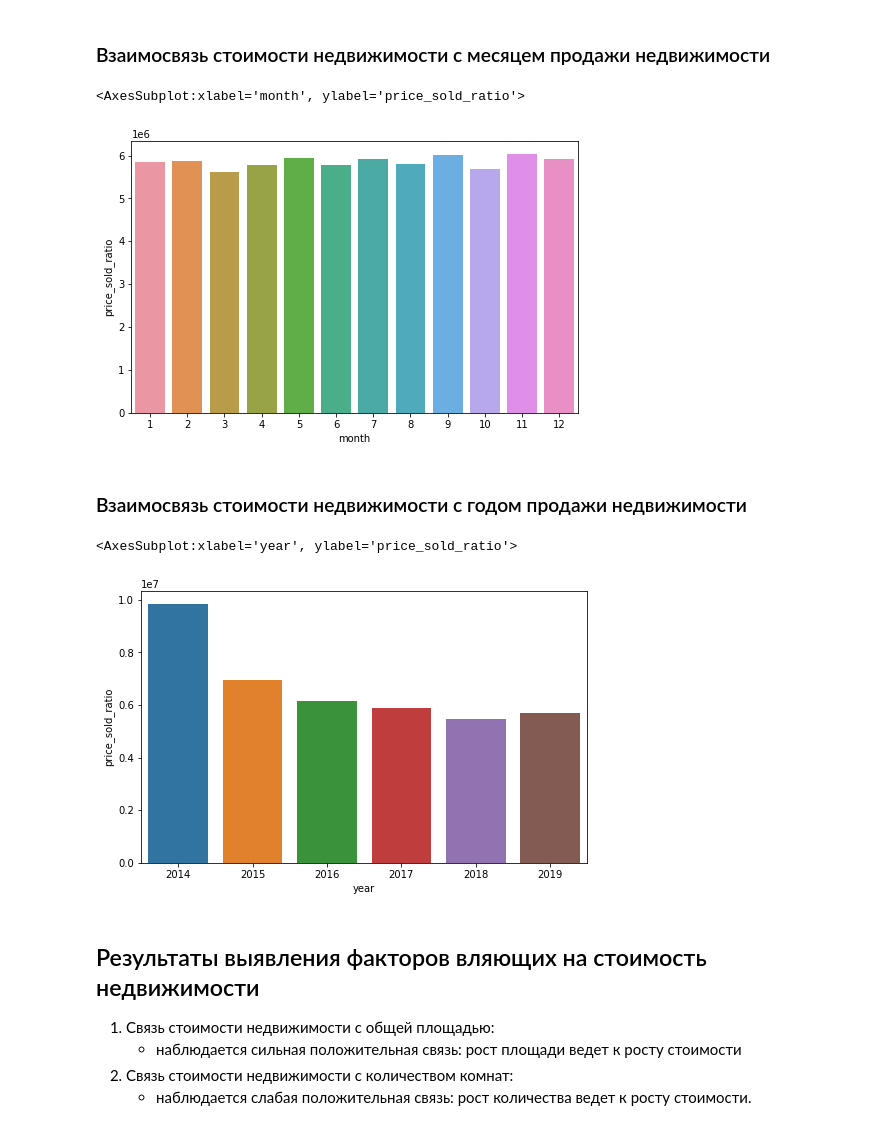
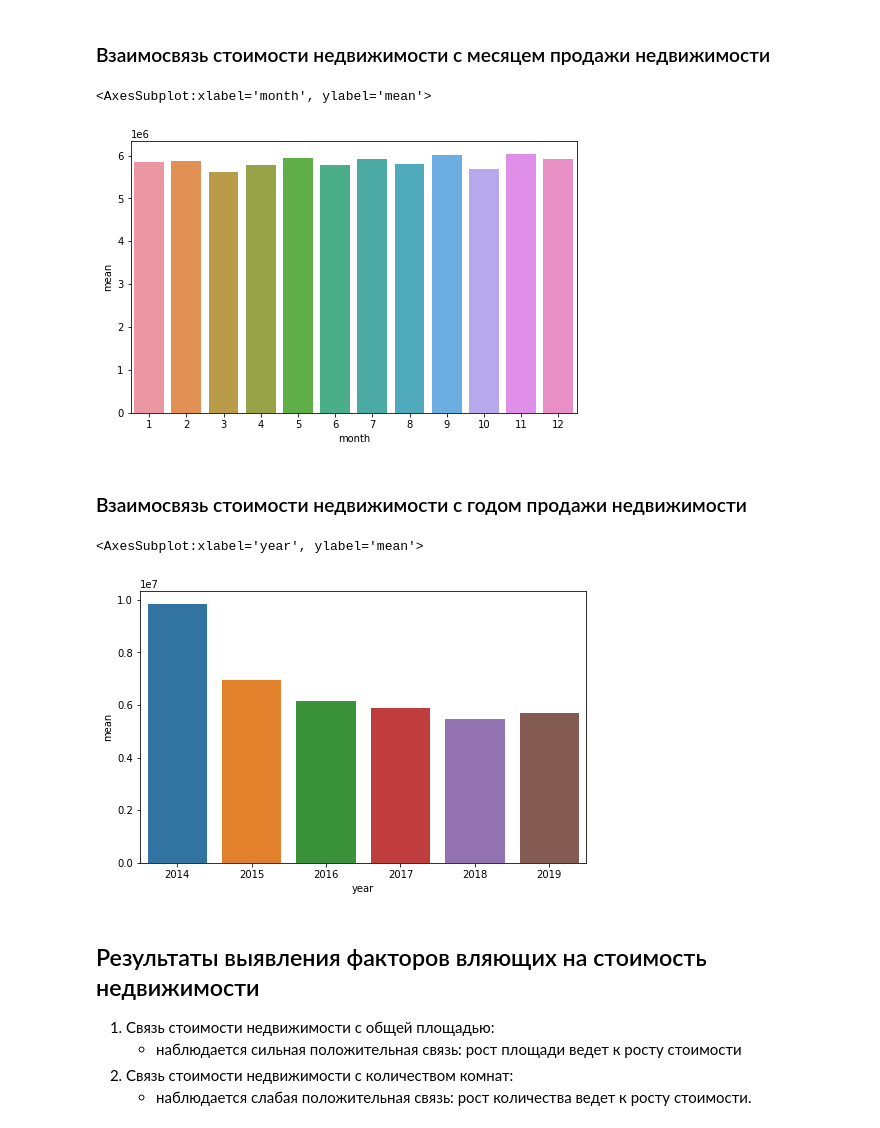
Before and after one commit to parabatareek/DataAnalyst, a Jupyter notebook: Projects/Project 4 - Исследование объявлений о продаже квартир/Project 4 - Исследование объявлений о продаже квартир.ipynb, the cells around one changed output. Saved outputs shown, nothing was run; the diff lists cells and outputs as text; code cells hidden in the pictures.

```diff
--- a/Projects/Project 4 - Исследование объявлений о продаже квартир/Project 4 - Исследование объявлений о продаже квартир.ipynb
+++ b/Projects/Project 4 - Исследование объявлений о продаже квартир/Project 4 - Исследование объявлений о продаже квартир.ipynb
@@ -651,17 +765,16 @@ sns.barplot(x=weekday_price_pivot.index,
 ### Взаимосвязь стоимости недвижимости c месяцем продажи недвижимости ###
 # %%
 #data_view['month']
-month_price_pivot = data_view.pivot_table(index='month', values='last_price', aggfunc=['sum', 'count'])
-month_price_pivot.columns = ['sum_last_price', 'count']
-month_price_pivot['price_sold_ratio'] = month_price_pivot['sum_last_price'] / month_price_pivot['count']
+month_price_pivot = data_view.pivot_table(index='month', values='last_price', aggfunc=['sum', 'mean'])
+month_price_pivot.columns = ['sum_last_price', 'mean']
 # %%
 fig, ax = plt.subplots(figsize=(8, 5))
 sns.barplot(x=month_price_pivot.index,
-            y=month_price_pivot['price_sold_ratio'],
+            y=month_price_pivot['mean'],
             ax=ax)
 # %% [output]
-<AxesSubplot:xlabel='month', ylabel='price_sold_ratio'>
+<AxesSubplot:xlabel='month', ylabel='mean'>
-[figure, old version]
+[figure, new version]
 # %% [markdown]
 <a id='research_price_corr_year'></a>
 ### Взаимосвязь стоимости недвижимости c годом продажи недвижимости ###
@@ -672,11 +784,11 @@ year_price_pivot['price_sold_ratio'] = year_price_pivot['sum_last_price'] / year
 # %%
 fig, ax = plt.subplots(figsize=(8, 5))
 sns.barplot(x=year_price_pivot.index,
-            y=year_price_pivot['price_sold_ratio'],
+            y=year_price_pivot['mean'],
             ax=ax)
 # %% [output]
-<AxesSubplot:xlabel='year', ylabel='price_sold_ratio'>
+<AxesSubplot:xlabel='year', ylabel='mean'>
-[figure, old version]
+[figure, new version]
 # %% [markdown]
 ## Результаты выявления факторов вляющих на стоимость недвижимости ##
 1. Связь стоимости недвижимости с общей площадью:
```
Also changed, not shown: parts of 38 cells of this notebook, 1 other file.
